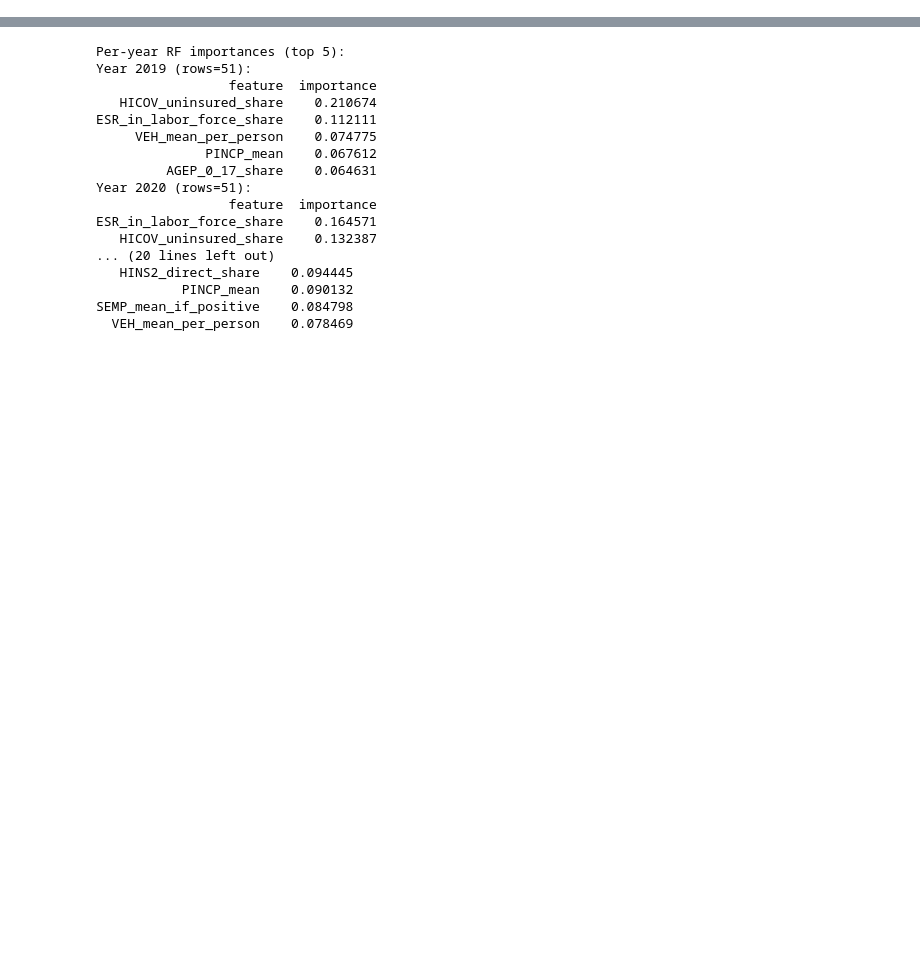
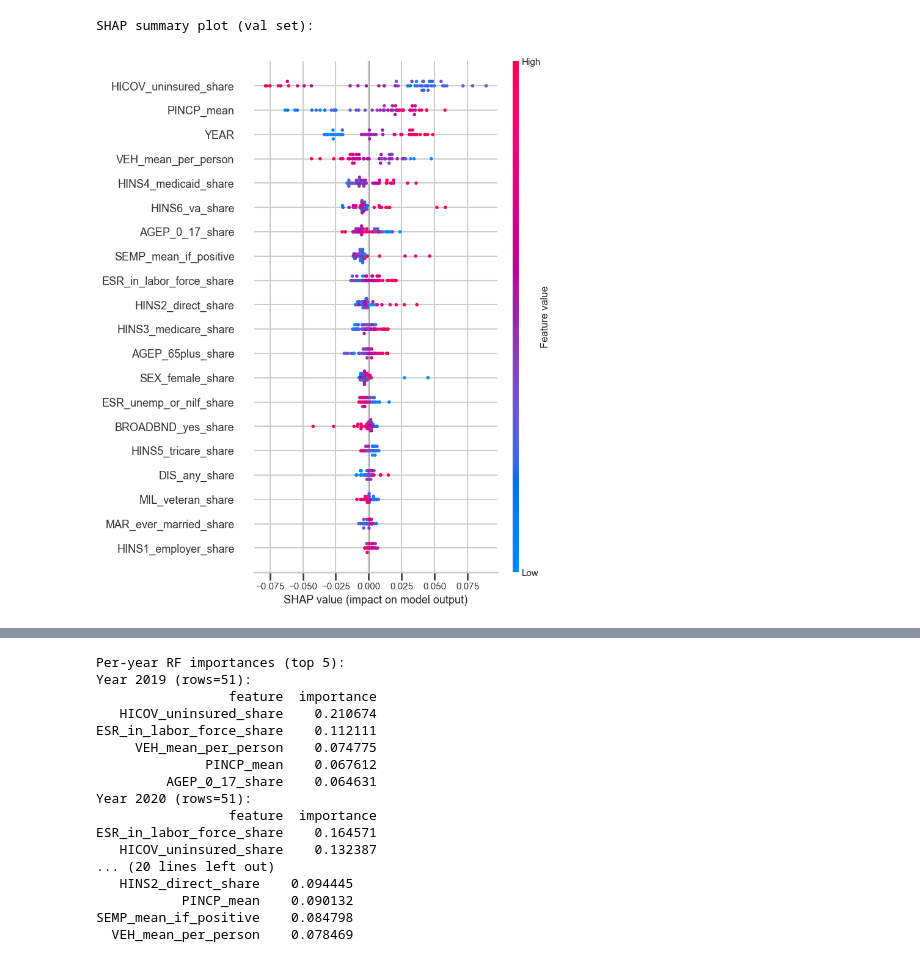
Before and after one commit to SaiShanmukEswarK/Project, a Jupyter notebook: ml_panel.ipynb, the cells around one changed output, grey strips where cells are left out. Drawn from its saved outputs; the diff is of its cells as text; code cells hidden in the pictures; blank space fills up the shorter version.

```diff
--- a/ml_panel.ipynb
+++ b/ml_panel.ipynb
@@ -223,0 +260,17 @@ Test (best model) -> R^2: 0.801 | MAE: 510.12 | RMSE: 662.24
+# %%
+
+# SHAP values for tuned RF (directional feature effects)
+import shap
+rf_model = pipe.named_steps['rf'] if hasattr(pipe, 'named_steps') else None
+preproc = pipe.named_steps['pre'] if hasattr(pipe, 'named_steps') else None
+if rf_model is None or preproc is None:
+    print('Pipeline missing expected steps (pre, rf).')
+else:
+    X_val_trans = preproc.transform(X_val)
+    explainer = shap.TreeExplainer(rf_model)
+    shap_vals = explainer.shap_values(X_val_trans)
+    print('SHAP summary plot (val set):')
+    shap.summary_plot(shap_vals, X_val_trans, feature_names=numeric_cols)
+# %% [output]
+SHAP summary plot (val set):
+[figure, added]
```
Also changed, not shown: parts of 10 cells of this notebook, 1 other file.
